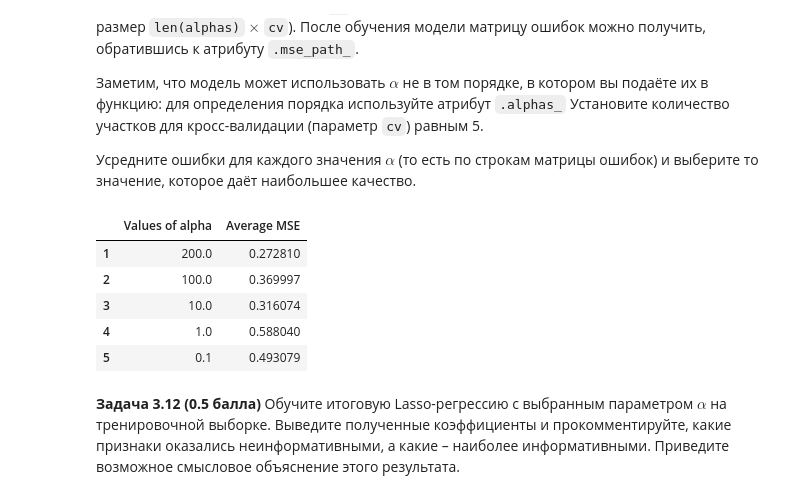
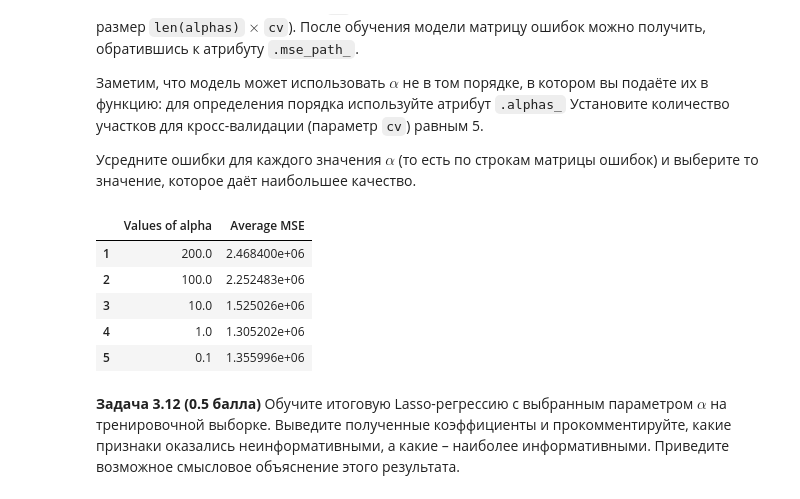
Before and after one commit to lapshinaaa/homework_machineLearning, a Jupyter notebook: hw04_knn_linreg.ipynb, the cells around one changed output. Cells and saved outputs as stored; diff of their text form; code cells hidden in the pictures.

```diff
--- a/hw04_knn_linreg.ipynb
+++ b/hw04_knn_linreg.ipynb
@@ -598,28 +598,28 @@ plt.show()
 # %%
 from sklearn.linear_model import LassoCV
 
 # initializing our lassoCV:
 lasso = LassoCV(cv = 5, alphas=alpha_parameters, max_iter = 10000) # increased the number of iterations again
 lasso.fit(X_train, y_train)
 
 # checking the order of alphas:
 alphas_df = pd.DataFrame({'Values of alpha': lasso.alphas_})
 alphas_df.index += 1
 
 # getting the matrix and averages of each row
 matrix_mse = lasso.mse_path_
-average_MSE = matrix_mse.mean(axis = 0)
+average_MSE = matrix_mse.mean(axis = 1)
 alphas_df['Average MSE'] = average_MSE
 alphas_df
 
-# Анализируя полученый дата фрейм, приходим к выводу, что наилучшее значение alpha: 200,
+# Анализируя полученый дата фрейм, приходим к выводу, что наилучшее значение alpha: 1.0,
 # поскольку среднее значение MSE на кросс-валидации для такого значения параметра alpha наименьшее.
 # %% [output]
 |  | Values of alpha | Average MSE |
-| 1 | 200.0 | 0.272810 |
-| 2 | 100.0 | 0.369997 |
-| 3 | 10.0 | 0.316074 |
-| 4 | 1.0 | 0.588040 |
-| 5 | 0.1 | 0.493079 |
+| 1 | 200.0 | 2.468400e+06 |
+| 2 | 100.0 | 2.252483e+06 |
+| 3 | 10.0 | 1.525026e+06 |
+| 4 | 1.0 | 1.305202e+06 |
+| 5 | 0.1 | 1.355996e+06 |
 # %% [markdown]
 **Задача 3.12 (0.5 балла)** Обучите итоговую Lasso-регрессию с выбранным параметром $\alpha$ на тренировочной выборке. Выведите полученные коэффициенты и прокомментируйте, какие признаки оказались неинформативными, а какие – наиболее информативными. Приведите возможное смысловое объяснение этого результата.
```
Also changed, not shown: parts of 8 cells of this notebook.
